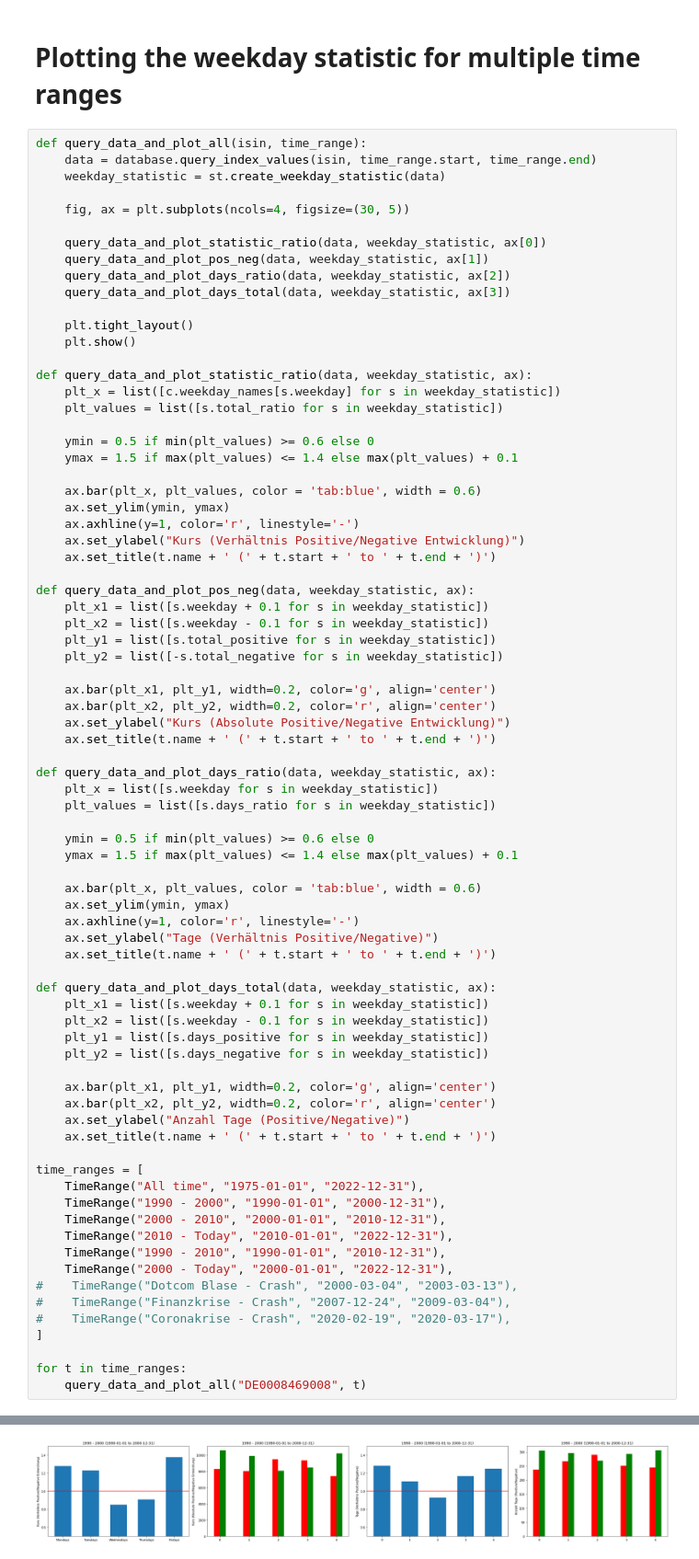
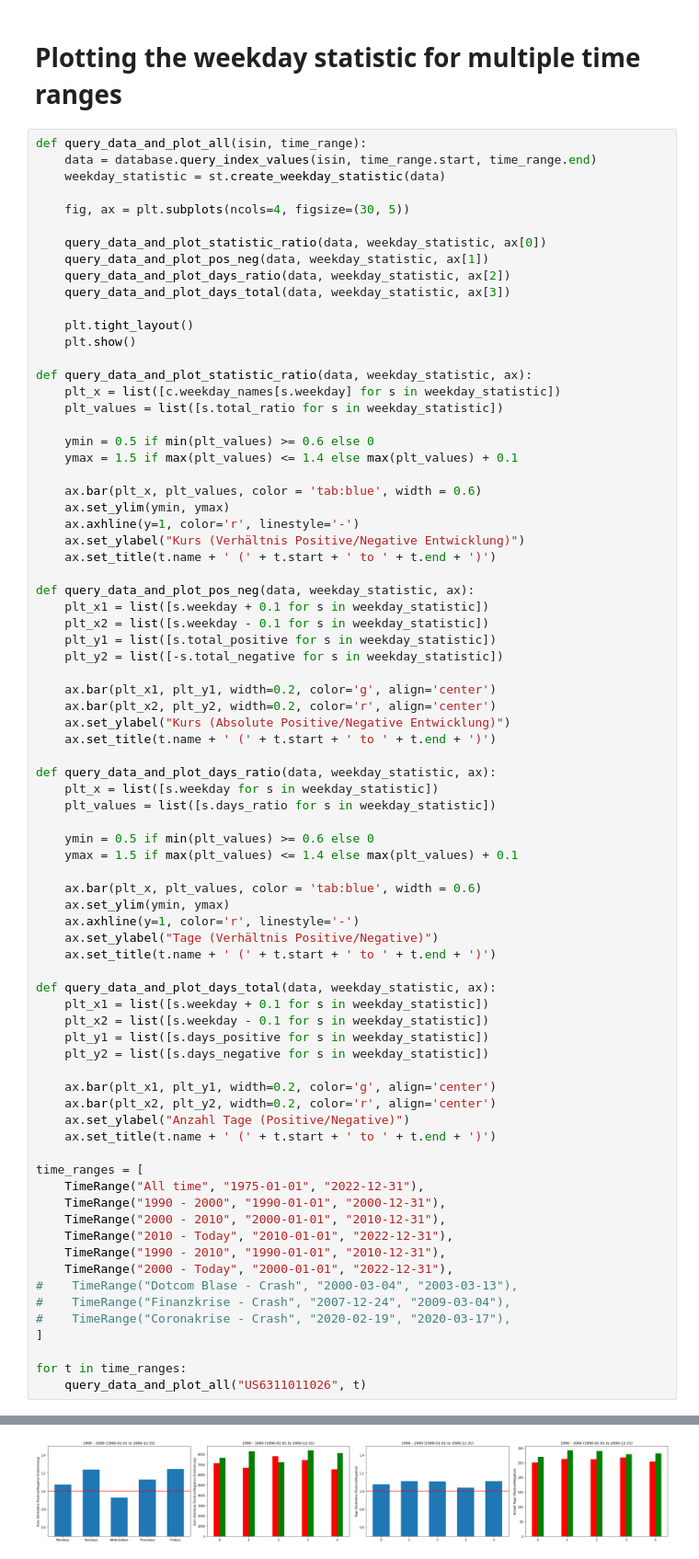
Before and after one commit to alexandermenze/wdk-analyse, a Jupyter notebook: src/main.ipynb, the cells around one changed output, grey strips where cells are left out. Shown at 92% size. Drawn from its saved outputs; the diff is of its cells as text.

```diff
--- a/src/main.ipynb
+++ b/src/main.ipynb
@@ -174,5 +174,5 @@ time_ranges = [
 ]
 
 for t in time_ranges:
-    query_data_and_plot_all("DE0008469008", t)
+    query_data_and_plot_all("US6311011026", t)
 # %% [output]
@@ -180 +180 @@ for t in time_ranges:
-[figure, old version]
+[figure, new version]
```
Also changed, not shown: parts of 1 cell of this notebook, 1 other file.
